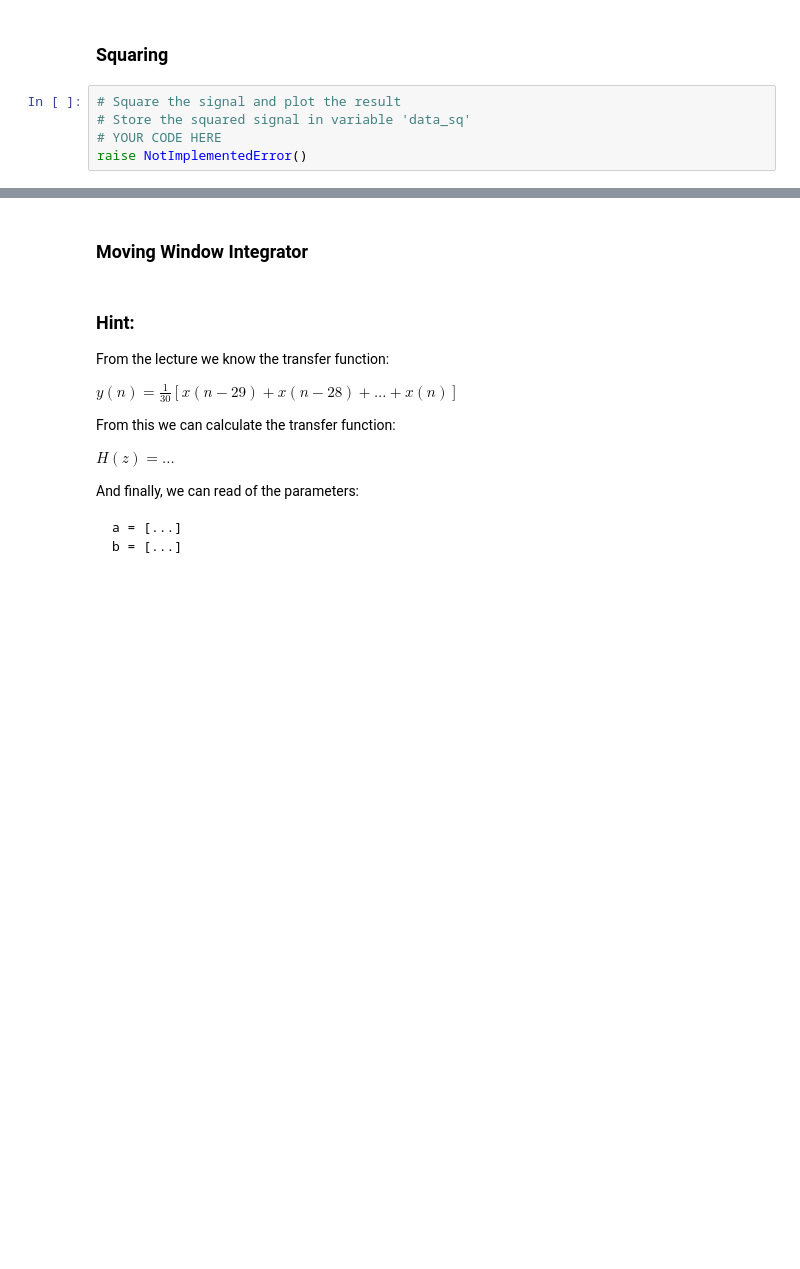
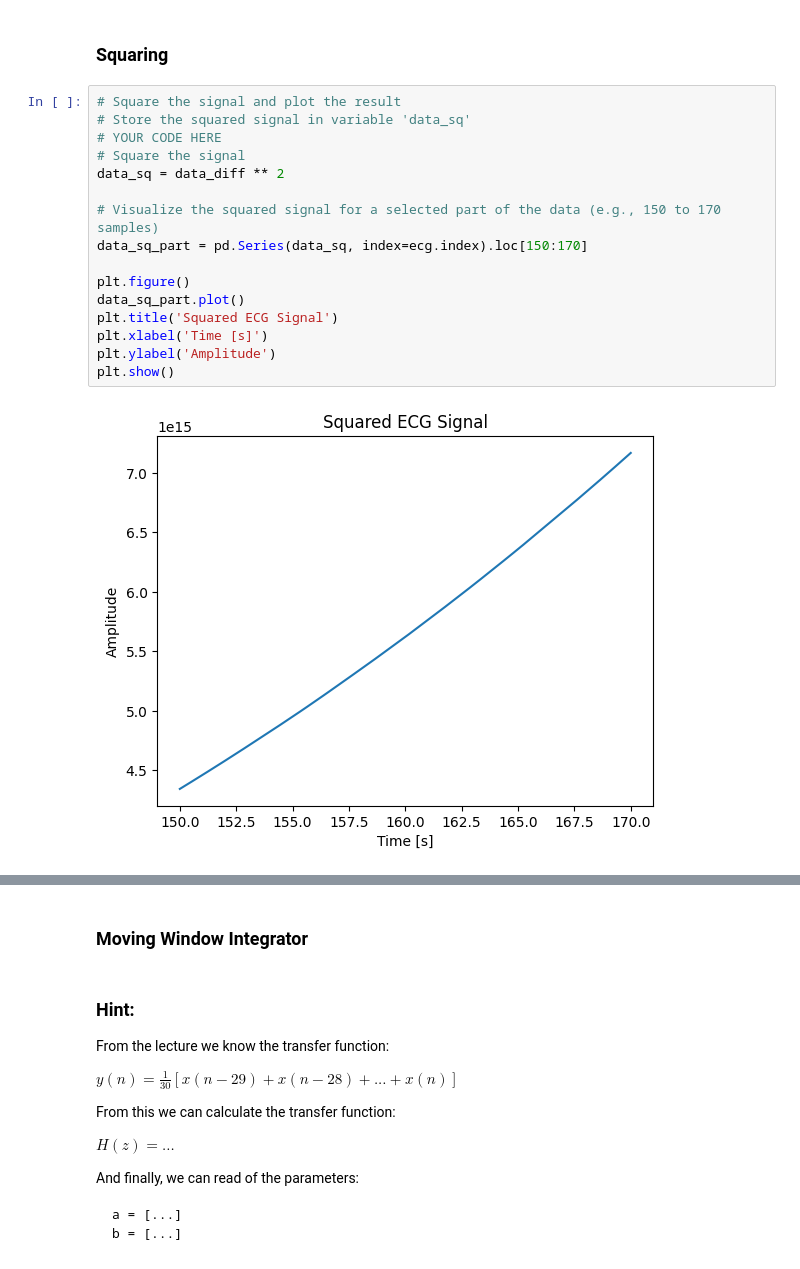
Before and after one commit to pashaeimehran/autonomous-mobile-robot, a Jupyter notebook: exercise-09.ipynb, the cells around one changed output, grey strips where cells are left out. Cells and saved outputs as stored; diff of their text form; blank space fills up the shorter version.

```diff
--- a/exercise-09.ipynb
+++ b/exercise-09.ipynb
@@ -584,10 +622,23 @@ print('Samples from the first half of the signal after the derivative operator i
 # %% [markdown]
 ### Squaring
-# %%
-# Square the signal and plot the result
-# Store the squared signal in variable 'data_sq'
-# YOUR CODE HERE
-raise NotImplementedError()
+# %%
+# Square the signal and plot the result
+# Store the squared signal in variable 'data_sq'
+# YOUR CODE HERE
+# Square the signal
+data_sq = data_diff ** 2
+
+# Visualize the squared signal for a selected part of the data (e.g., 150 to 170 samples)
+data_sq_part = pd.Series(data_sq, index=ecg.index).loc[150:170]
+
+plt.figure()
+data_sq_part.plot()
+plt.title('Squared ECG Signal')
+plt.xlabel('Time [s]')
+plt.ylabel('Amplitude')
+plt.show()
+# %% [output]
+[figure, added]
 # %%
 ##~DO NOT MODIFY THE LINES OF CODE IN THIS BLOCK
 
```
Also changed, not shown: parts of 17 cells of this notebook.
